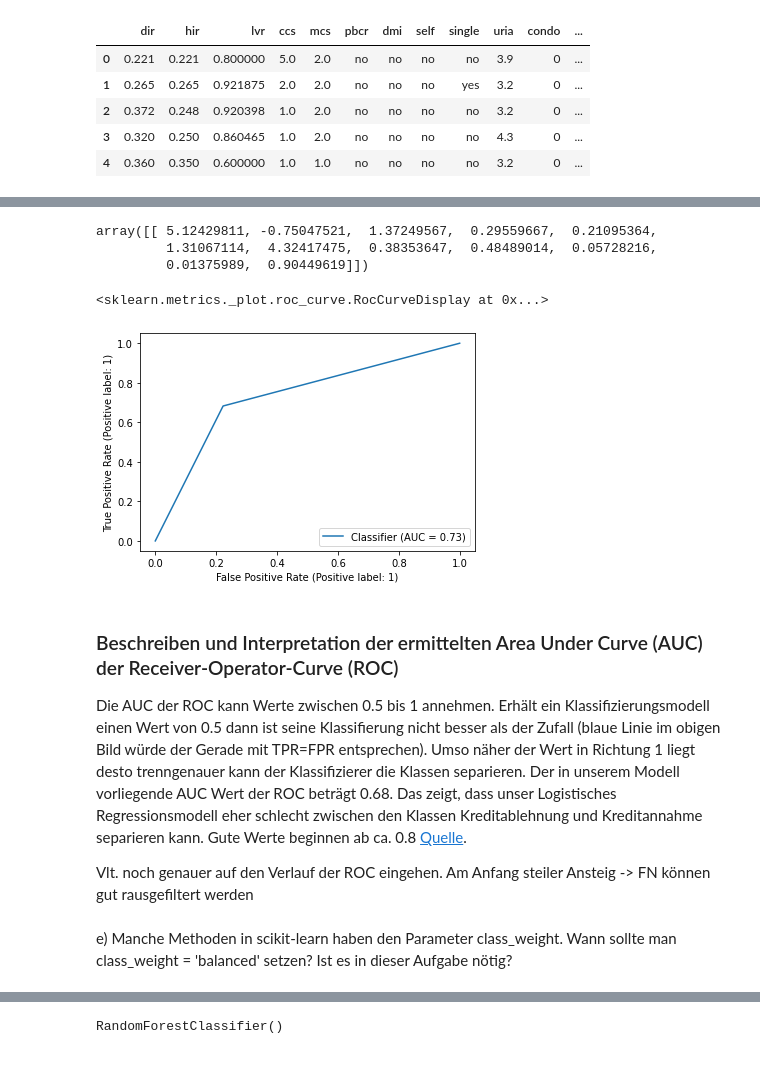
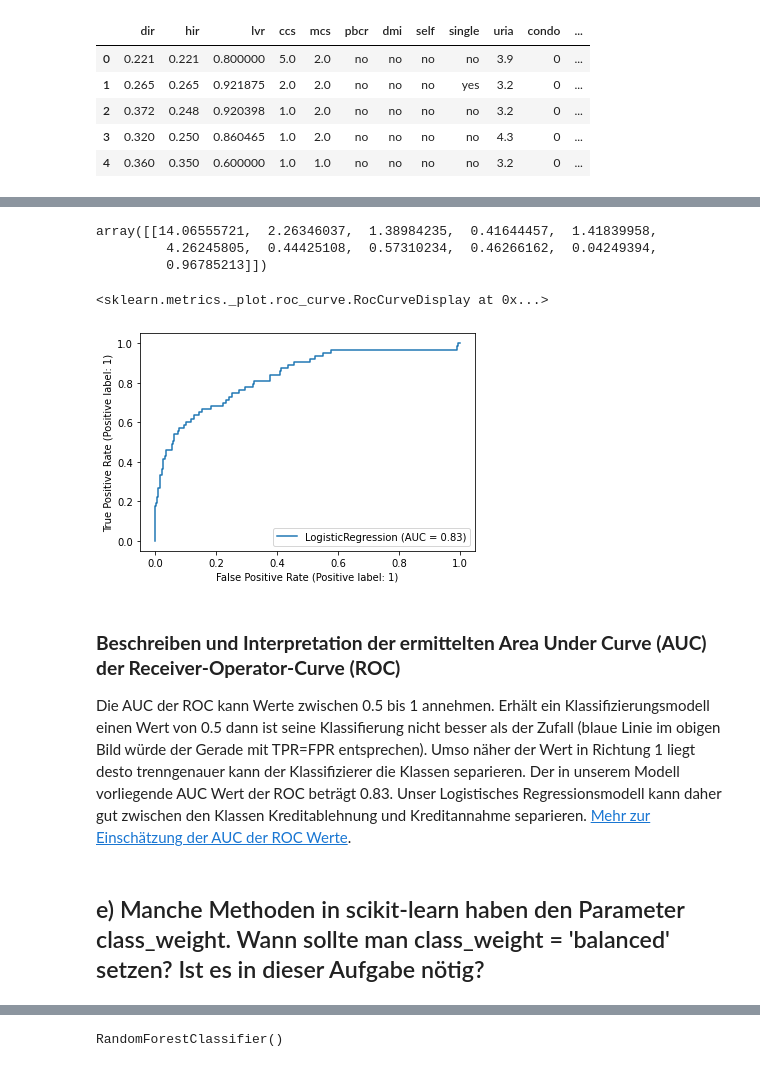
Before and after one commit to u-adrian/PSDA, a Jupyter notebook: 01_Exercise/Aufgabe_5.ipynb, the cells around one changed output, grey strips where cells are left out. Saved outputs shown, nothing was run; the diff lists cells and outputs as text; code cells hidden in the pictures.

Commit message:
Code ist final, nur noch kleine textliche Anpassungen fehlen

```diff
--- a/01_Exercise/Aufgabe_5.ipynb
+++ b/01_Exercise/Aufgabe_5.ipynb
@@ -72,0 +155,14 @@ df.head()
+# %%
+# Anwendung von sklearns MinMaxScaler und Wiederherstellung unseres DataFrames
+from sklearn.preprocessing import MinMaxScaler
+
+columns_to_be_scaled = [columns for columns in df.columns if df[columns].dtype == "float64" ]
+df_to_be_scaled = df[columns_to_be_scaled]
+
+minmax_scaler = MinMaxScaler()
+saved_column_names = df_to_be_scaled.columns
+data_scaled_minmax = minmax_scaler.fit_transform(df_to_be_scaled)
+df_scaled = pd.DataFrame(data_scaled_minmax, columns=saved_column_names)
+
+for column in saved_column_names:
+  df[column] = df_scaled[column]
@@ -175 +216,5 @@ df_standardized = pd.DataFrame(data_standardized)
+# %%
+#Berechnung des Pearson Korrelationskoeffizienten für zwei voneinander abhänige Variablen und Entfernung einer der Variablen
+df.debt_payments_to_total_income_ratio.corr(df.housing_expenses_to_income_ratio)
+df = df.drop(columns="housing_expenses_to_income_ratio")
 # %% [markdown]
@@ -187,6 +230,11 @@ y = df.iloc[:, -1]
 from sklearn.model_selection import train_test_split
 
 X_train, X_test, y_train, y_test = train_test_split(X, y, test_size=0.2, random_state=0 )
+# %%
+# Unbalancierte Klassenverteilung des Targets wird balanciert mittels Oversampling (siehe Teilaufgabe e für eine Begründung dieses Schrittes)
+from imblearn.over_sampling import RandomOverSampler
+over_sampler = RandomOverSampler(random_state=0)
+X_train, y_train = over_sampler.fit_resample(X_train, y_train)
 # %%
 # Benutzung von Phyton's statsmodels Modul um eine logistische Regression durchzuführen und statistische Metriken auszugeben
 import statsmodels.api as sm
@@ -293,6 +344,6 @@ In der tatsächlichen Optimierung und Anwendung eines ML Klassifikators würde m
 #Nochmalige Durchführung einer logistischen Regression mit sklearn um mit sklearn.metrics die Area Under Curve (AUC) der Receiver-Operator-Curve (ROC) darzustellen
 
 from sklearn.linear_model import LogisticRegression
-log_regressor = LogisticRegression(C=1e8, class_weight="balanced")           # scikit-learn's logistic regression performs regularization by default. In order to get the same coefficents as in the statsmodel we can negate this by setting the C parameter to a very high number (taken from https://www.reddit.com/r/datascience/comments/8kne2r/different_coefficients_scikitlearn_vs_statsmodels/dz90uen/)
+log_regressor = LogisticRegression(C=1e8)           # scikit-learn's logistic regression performs regularization by default. In order to get the same coefficents as in the statsmodel we can negate this by setting the C parameter to a very high number (taken from https://www.reddit.com/r/datascience/comments/8kne2r/different_coefficients_scikitlearn_vs_statsmodels/dz90uen/)
 log_regressor.fit(X_train, y_train)
 # %% [output]
@@ -307,25 +351,19 @@ LogisticRegression(C=100000000.0, class_weight='balanced')
-# %%
-log_regressor.coef_
-# %% [output]
-array([[ 5.12429811, -0.75047521,  1.37249567,  0.29559667,  0.21095364,
-         1.31067114,  4.32417475,  0.38353647,  0.48489014,  0.05728216,
-         0.01375989,  0.90449619]])
+# %%
+#Ausgabe der Koeffizienten des logistischen Regressionsmodell von scikit-learn zum Abgleich mit den Koeffizienten des logistischen Regressionsmodells von statsmodels
+log_regressor.coef_
+# %% [output]
+array([[14.06555721,  2.26346037,  1.38984235,  0.41644457,  1.41839958,
+         4.26245805,  0.44425108,  0.57310234,  0.46266162,  0.04249394,
+         0.96785213]])
 # %%
 # Vorhersage der Test Daten mittels dem logistischen Regressionsmodell und Darstellung der AUC der ROC
-from sklearn.metrics import roc_auc_score
-from sklearn.metrics import roc_curve
 from sklearn.metrics import RocCurveDisplay
-
-y_predict = log_regressor.predict(X_test)
-log_roc_auc = roc_auc_score(y_test, y_predict)
-RocCurveDisplay.from_predictions(y_test, y_predict)
+RocCurveDisplay.from_estimator(log_regressor, X_test, y_test)
 # %% [output]
 <sklearn.metrics._plot.roc_curve.RocCurveDisplay at 0x...>
-[figure, old version]
+[figure, new version]
 # %% [markdown]
-### Beschreiben und Interpretation der ermittelten Area Under Curve (AUC) der Receiver-Operator-Curve (ROC)
-Die AUC der ROC kann Werte zwischen 0.5 bis 1 annehmen. Erhält ein Klassifizierungsmodell einen Wert von 0.5 dann ist seine Klassifierung nicht besser als der Zufall (blaue Linie im obigen Bild würde der Gerade mit TPR=FPR entsprechen). Umso näher der Wert in Richtung 1 liegt desto trenngenauer kann der Klassifizierer die Klassen separieren. Der in unserem Modell vorliegende AUC Wert der ROC beträgt 0.68. Das zeigt, dass unser Logistisches Regressionsmodell eher schlecht zwischen den Klassen Kreditablehnung und Kreditannahme separieren kann. Gute Werte beginnen ab ca. 0.8 [Quelle](http://gim.unmc.edu/dxtests/RoC3.htm).
-
-Vlt. noch genauer auf den Verlauf der ROC eingehen. Am Anfang steiler Ansteig -> FN können gut rausgefiltert werden
+### **Beschreiben und Interpretation der ermittelten Area Under Curve (AUC) der Receiver-Operator-Curve (ROC)**
+Die AUC der ROC kann Werte zwischen 0.5 bis 1 annehmen. Erhält ein Klassifizierungsmodell einen Wert von 0.5 dann ist seine Klassifierung nicht besser als der Zufall (blaue Linie im obigen Bild würde der Gerade mit TPR=FPR entsprechen). Umso näher der Wert in Richtung 1 liegt desto trenngenauer kann der Klassifizierer die Klassen separieren. Der in unserem Modell vorliegende AUC Wert der ROC beträgt 0.83. Unser Logistisches Regressionsmodell kann daher  gut zwischen den Klassen Kreditablehnung und Kreditannahme separieren. [Mehr zur Einschätzung der AUC der ROC Werte](http://gim.unmc.edu/dxtests/RoC3.htm).
 # %% [markdown]
-e) Manche Methoden in scikit-learn haben den Parameter class_weight. Wann sollte man class_weight = 'balanced' setzen? Ist es in dieser Aufgabe nötig?
+## e) Manche Methoden in scikit-learn haben den Parameter class_weight. Wann sollte man class_weight = 'balanced' setzen? Ist es in dieser Aufgabe nötig?
```
Also changed, not shown: parts of 81 cells of this notebook.
